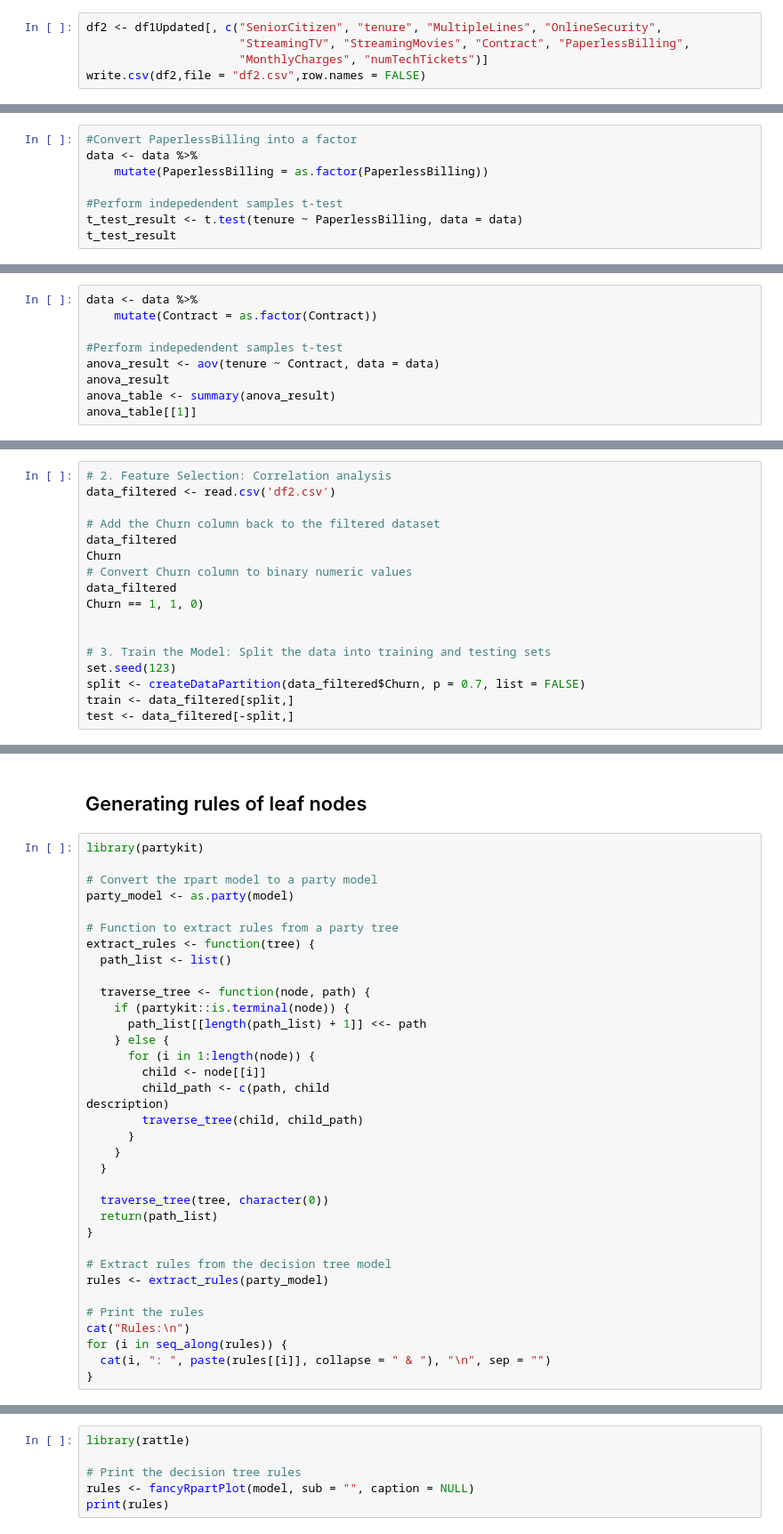
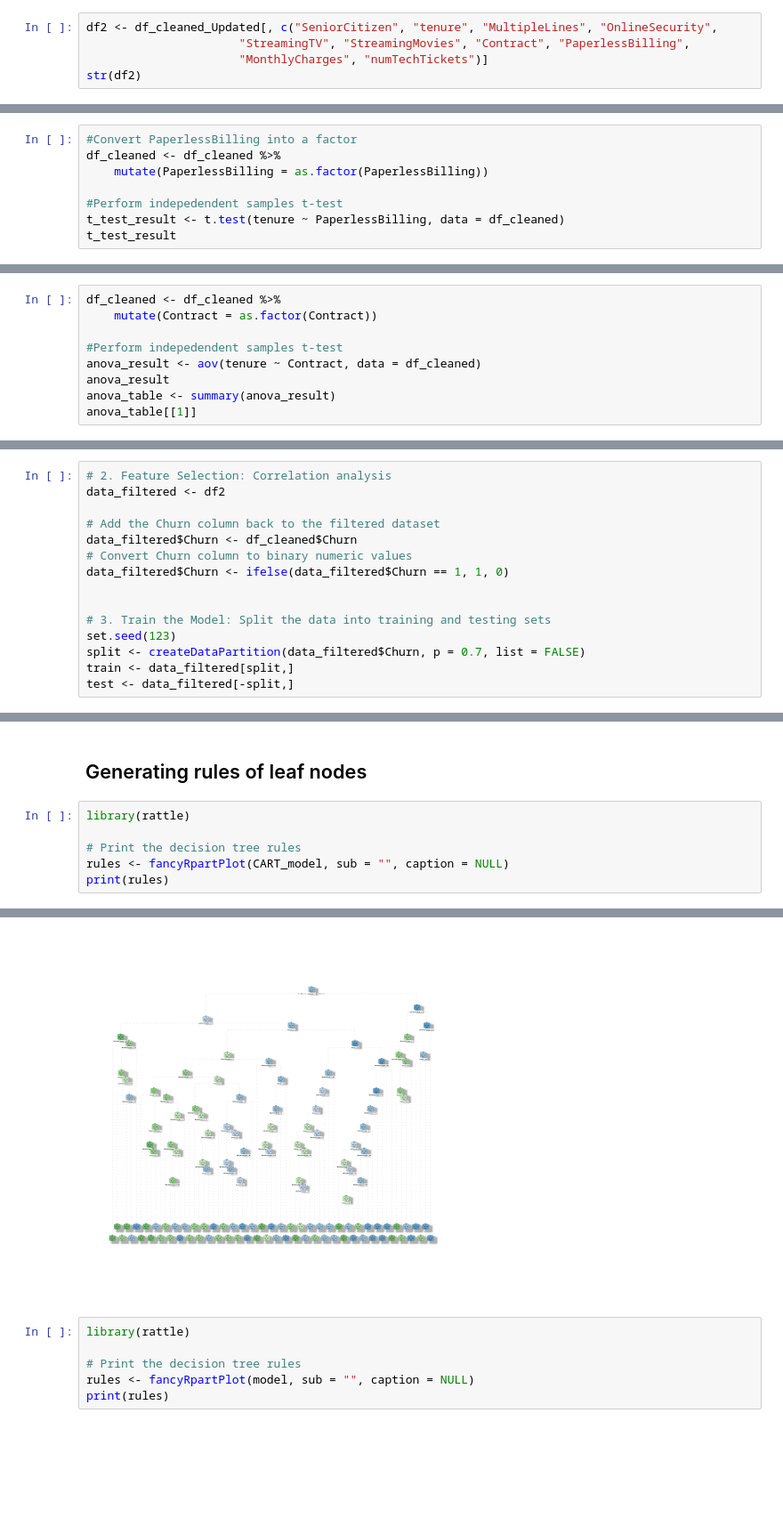
Before and after one commit to Sachin-Bhat/MH3511-Telco-Churn-Rate, a Jupyter notebook: project_final.ipynb, the cells around one changed output, grey strips where cells are left out. Shown at 89% size. Saved outputs shown, nothing was run; the diff lists cells and outputs as text; blank space fills up the shorter version.

```diff
--- a/project_final.ipynb
+++ b/project_final.ipynb
@@ -604,7 +560,7 @@ print(sig_vars)
  [7] "OnlineSecurity"    "Contract2"         "Contract3"
 [10] "PaperlessBilling2" "MonthlyCharges"    "numTechTickets"
 # %%
-df2 <- df1Updated[, c("SeniorCitizen", "tenure", "MultipleLines", "OnlineSecurity",
+df2 <- df_cleaned_Updated[, c("SeniorCitizen", "tenure", "MultipleLines", "OnlineSecurity",
                       "StreamingTV", "StreamingMovies", "Contract", "PaperlessBilling",
                       "MonthlyCharges", "numTechTickets")]
-write.csv(df2,file = "df2.csv",row.names = FALSE)
+str(df2)
@@ -722,10 +647,10 @@ data <- read.csv('cleaneddata.csv')
 # %%
 #Convert PaperlessBilling into a factor
-data <- data %>%
+df_cleaned <- df_cleaned %>%
     mutate(PaperlessBilling = as.factor(PaperlessBilling))
 
 #Perform indepedendent samples t-test
-t_test_result <- t.test(tenure ~ PaperlessBilling, data = data)
+t_test_result <- t.test(tenure ~ PaperlessBilling, data = df_cleaned)
 t_test_result
 # %% [output]
         Welch Two Sample t-test
@@ -753,11 +678,11 @@ To investigate if there is a significant difference in the average tenure betwee
 
 In this case we can use one-way Analysis of Variance (ANOVA) to compare the means of a continuous dependent variable across multiple groups.
 # %%
-data <- data %>%
+df_cleaned <- df_cleaned %>%
     mutate(Contract = as.factor(Contract))
 
 #Perform indepedendent samples t-test
-anova_result <- aov(tenure ~ Contract, data = data)
+anova_result <- aov(tenure ~ Contract, data = df_cleaned)
 anova_result
 anova_table <- summary(anova_result)
 anova_table[[1]]
@@ -816,14 +741,12 @@ Set a Threshold: We will then determine a threshold for the churn probability ab
 Identify High-Risk Customers: Apply the threshold to the predicted churn probabilities to classify customers as high-risk or low-risk. Customers with churn probabilities above the threshold will be considered high-risk.
 # %%
 # 2. Feature Selection: Correlation analysis
-data_filtered <- read.csv('df2.csv')
+data_filtered <- df2
 
 # Add the Churn column back to the filtered dataset
-data_filtered
-Churn
+data_filtered$Churn <- df_cleaned$Churn
 # Convert Churn column to binary numeric values
-data_filtered
-Churn == 1, 1, 0)
+data_filtered$Churn <- ifelse(data_filtered$Churn == 1, 1, 0)
 
 
 # 3. Train the Model: Split the data into training and testing sets
@@ -1011,37 +1024,9 @@ high_risk_customers_info
 # %% [markdown]
 ## Generating rules of leaf nodes
 # %%
-library(partykit)
+library(rattle)
 
-# Convert the rpart model to a party model
-party_model <- as.party(model)
-
-# Function to extract rules from a party tree
-extract_rules <- function(tree) {
-  path_list <- list()
-
-  traverse_tree <- function(node, path) {
-    if (partykit::is.terminal(node)) {
-      path_list[[length(path_list) + 1]] <<- path
-    } else {
-      for (i in 1:length(node)) {
-        child <- node[[i]]
-        child_path <- c(path, child
-description)
-        traverse_tree(child, child_path)
-      }
-    }
-  }
-
-  traverse_tree(tree, character(0))
-  return(path_list)
-}
-
-# Extract rules from the decision tree model
-rules <- extract_rules(party_model)
-
-# Print the rules
-cat("Rules:\n")
-for (i in seq_along(rules)) {
-  cat(i, ": ", paste(rules[[i]], collapse = " & "), "\n", sep = "")
-}
+# Print the decision tree rules
+rules <- fancyRpartPlot(CART_model, sub = "", caption = NULL)
+print(rules)
+# %% [output]
@@ -1048,3 +1067,4 @@ for (i in seq_along(rules)) {
+[figure, added]
 # %%
 library(rattle)
 
```
Also changed, not shown: parts of 33 cells of this notebook, 2 other files.
